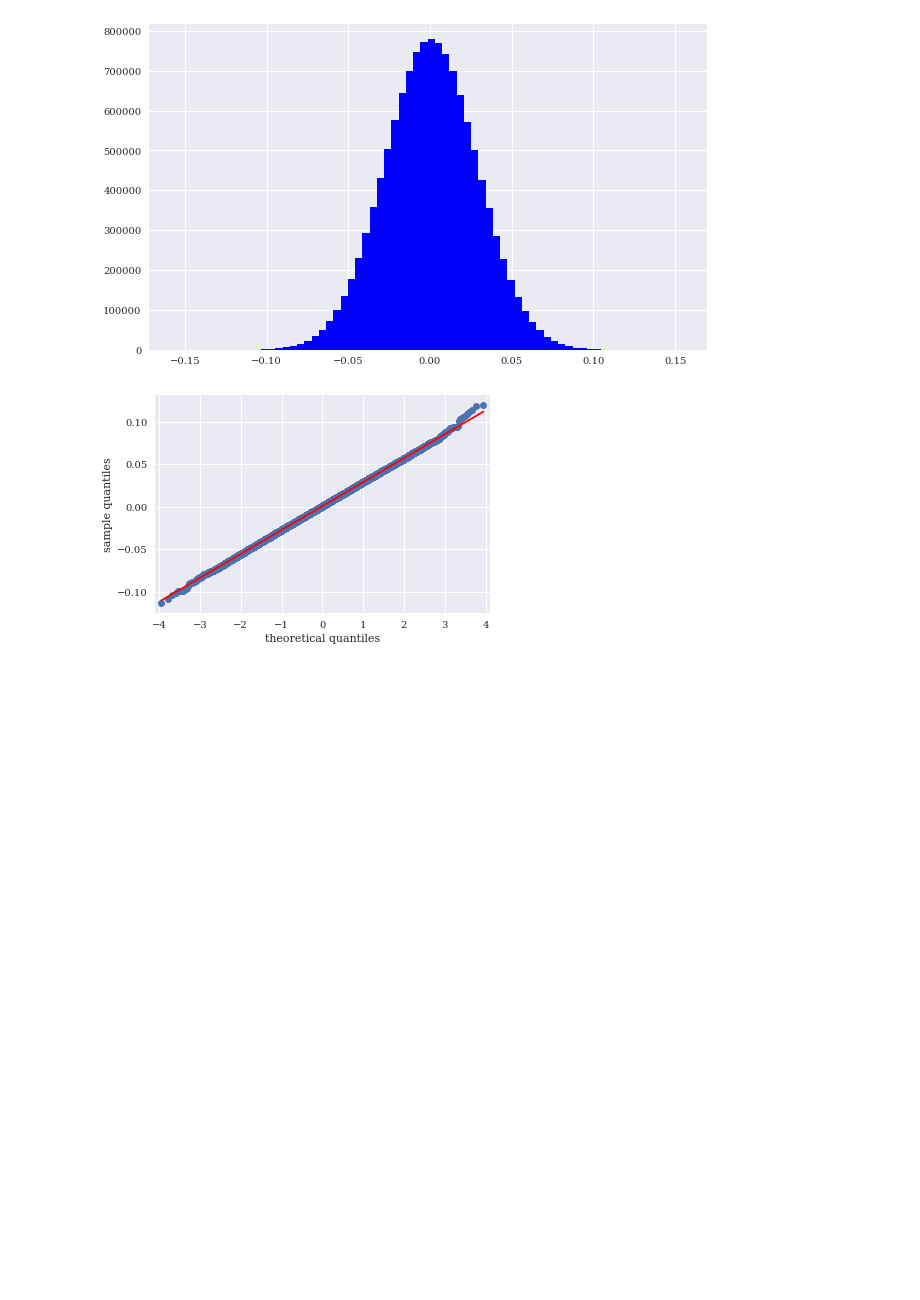
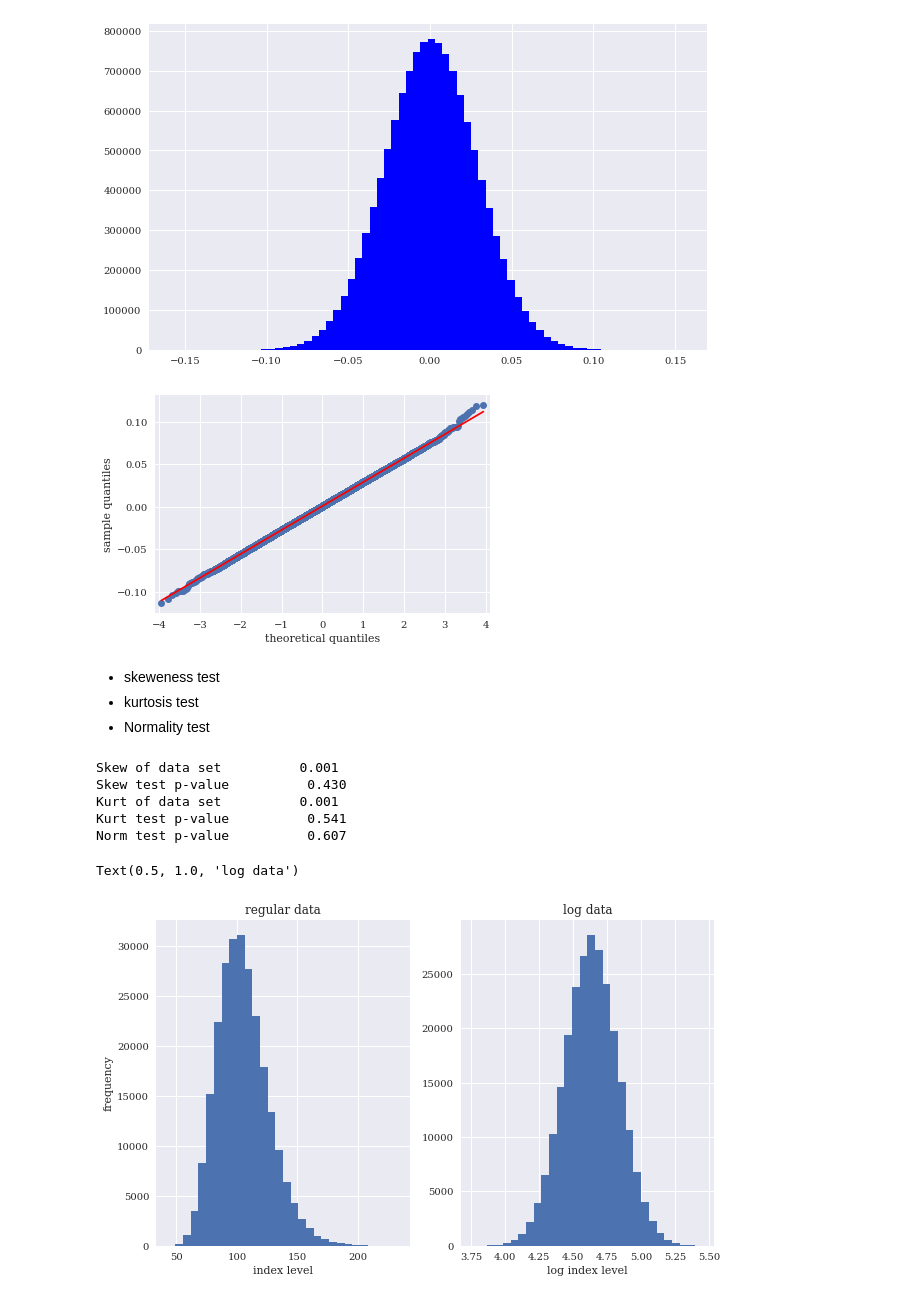
Before and after one commit to omsouravsharma/Python_for_algorithmic_trading-, a Jupyter notebook: Ch13.ipynb, the cells around one changed output. Saved outputs shown, nothing was run; the diff lists cells and outputs as text; code cells hidden in the pictures; blank space fills up the shorter version.

```diff
--- a/Ch13.ipynb
+++ b/Ch13.ipynb
@@ -163,0 +162,4 @@ AttributeError: 'Rectangle' object has no property 'desity'
+# %% [markdown]
+- skeweness test
+- kurtosis test
+- Normality test
@@ -163,0 +181,20 @@ AttributeError: 'Rectangle' object has no property 'desity'
+# %%
+normality_tests(log_returns.flatten())
+# %% [output]
+Skew of data set          0.001
+Skew test p-value          0.430
+Kurt of data set          0.001
+Kurt test p-value          0.541
+Norm test p-value          0.607
+# %%
+ f, (ax1, ax2) = plt.subplots(1, 2, figsize=(10, 6))
+ ax1.hist(paths[-1], bins=30)
+ ax1.set_xlabel('index level')
+ ax1.set_ylabel('frequency')
+ ax1.set_title('regular data')
+ ax2.hist(np.log(paths[-1]), bins=30)
+ ax2.set_xlabel('log index level')
+ ax2.set_title('log data')
+# %% [output]
+Text(0.5, 1.0, 'log data')
+[figure, added]
```
Also changed, not shown: parts of 8 cells of this notebook.
